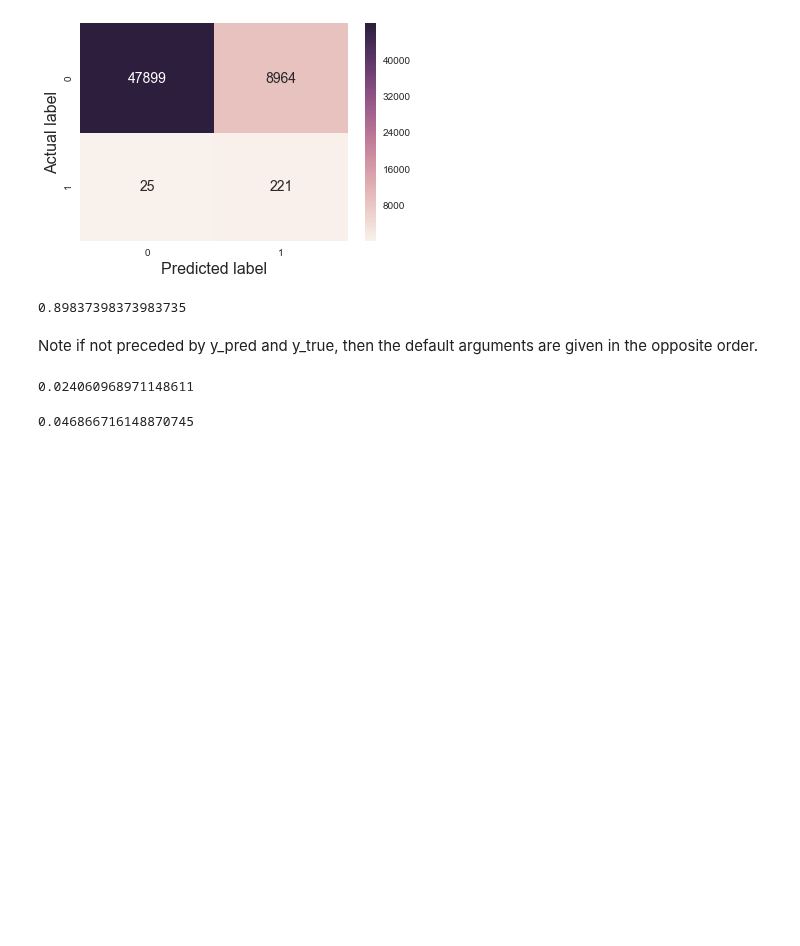
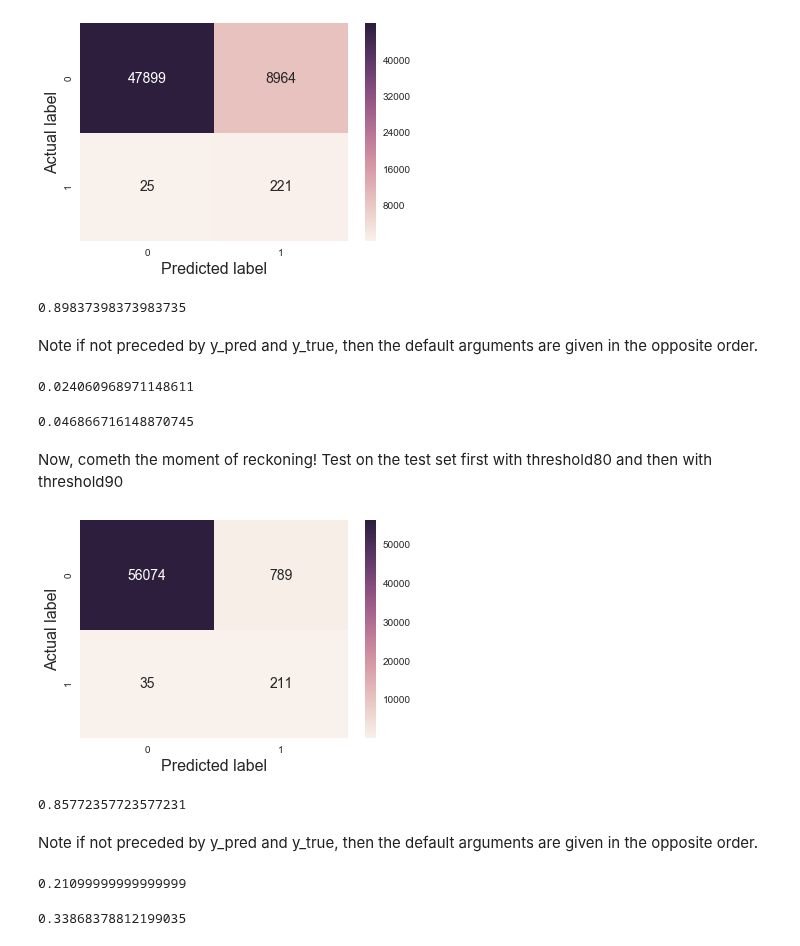
Before and after one commit to sushant2811/CreditCardFraudDetection, a Jupyter notebook: CCFraud-AnomalyDetection.ipynb, the cells around one changed output. Saved outputs shown, nothing was run; the diff lists cells and outputs as text; code cells hidden in the pictures; blank space fills up the shorter version.

Commit message:
Confusion matrix on the test set

```diff
--- a/CCFraud-AnomalyDetection.ipynb
+++ b/CCFraud-AnomalyDetection.ipynb
@@ -473,3 +473,29 @@ precision_score(y_pred = yPred90, y_true = Validate['Class'].values)
 f1_score(y_pred = yPred90, y_true = Validate['Class'].values)
 # %% [output]
 0.046866716148870745
+# %% [markdown]
+Now, cometh the moment of reckoning! Test on the test set first with threshold80 and then with threshold90
+# %%
+Test = pd.concat([NormalTest, FraudTest])
+# %%
+yPredTest80 = (model.logpdf(Test.drop('Class', axis = 1).values) < threshold80).astype(int)
+# %%
+sns.heatmap(confusion_matrix(Test['Class'].values, yPredTest80), annot=True, fmt = '.0f', annot_kws={'size': 14});
+plt.xlabel('Predicted label', fontsize = 16);
+plt.ylabel('Actual label', fontsize = 16);
+# %% [output]
+[figure, added]
+# %%
+recall_score(y_pred = yPredTest80, y_true = Validate['Class'].values)
+# %% [output]
+0.85772357723577231
+# %% [markdown]
+Note if not preceded by y_pred and y_true, then the default arguments are given in the opposite order.
+# %%
+precision_score(y_pred = yPredTest80, y_true = Validate['Class'].values)
+# %% [output]
+0.21099999999999999
+# %%
+f1_score(y_pred = yPredTest80, y_true = Validate['Class'].values)
+# %% [output]
+0.33868378812199035
```
Also changed, not shown: parts of 6 cells of this notebook.
